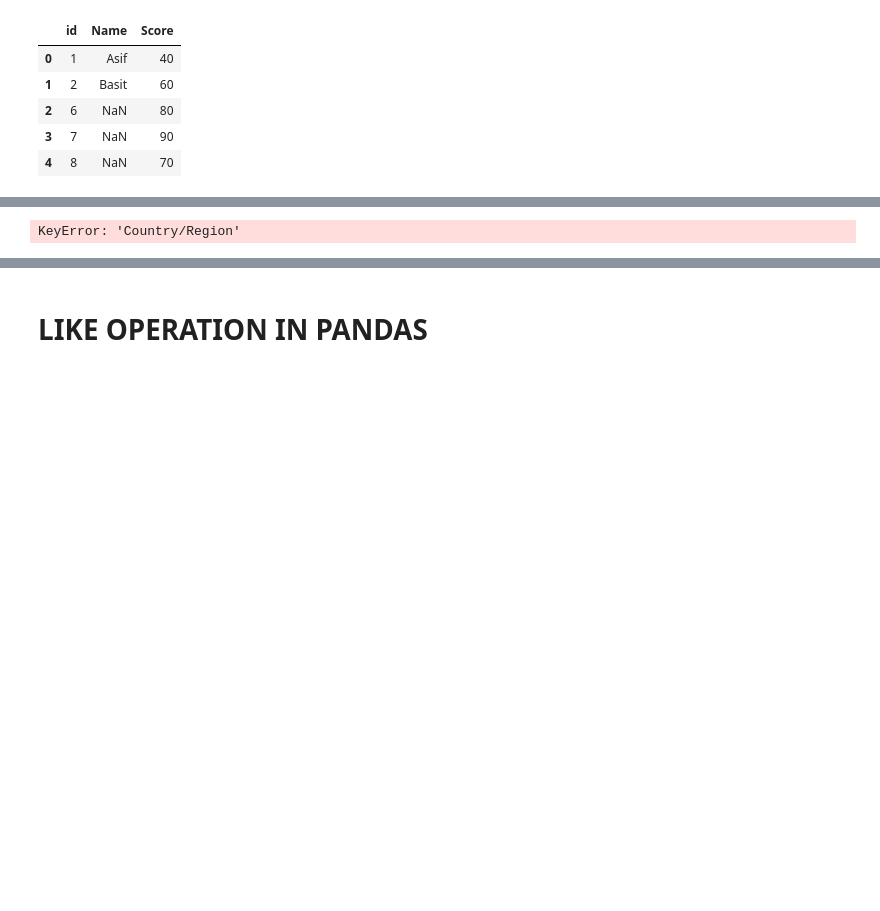
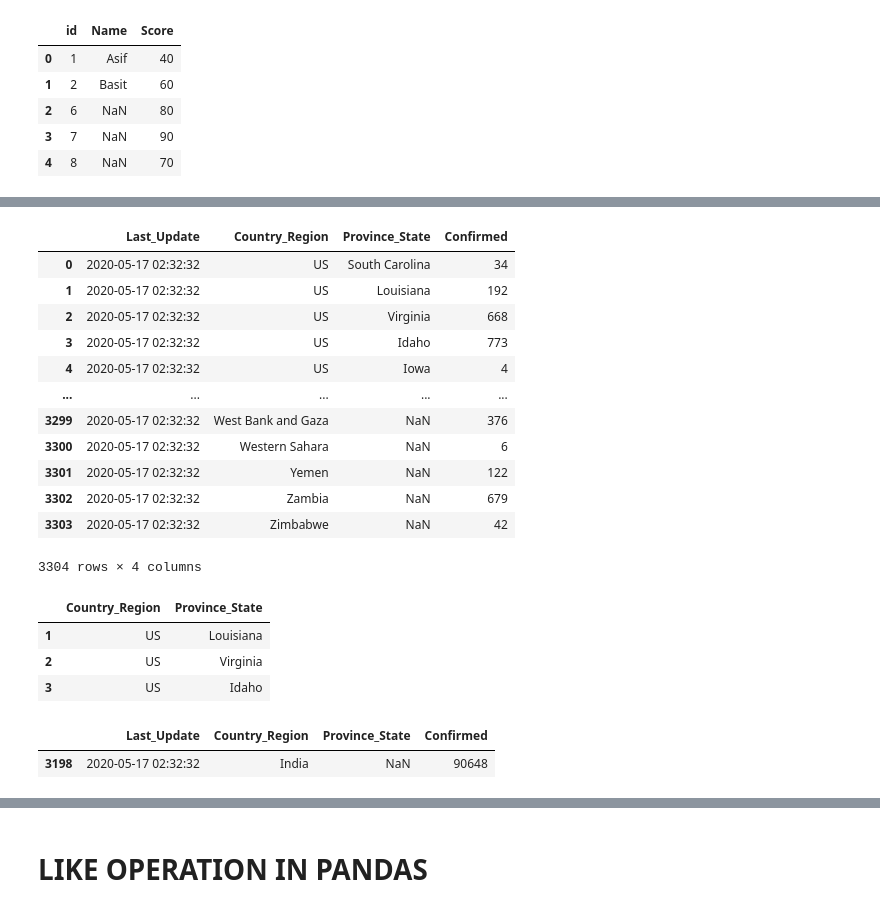
Before and after one commit to abbasmalekpour/AdalegIT, a Jupyter notebook: notebooks/03-Pandas/02-pandas.ipynb, the cells around one changed output, grey strips where cells are left out. Cells and saved outputs as stored; diff of their text form; code cells hidden in the pictures; blank space fills up the shorter version.

```diff
--- a/notebooks/03-Pandas/02-pandas.ipynb
+++ b/notebooks/03-Pandas/02-pandas.ipynb
@@ -107,5 +135,18 @@ covid.tail(10)
 # %%
 # Reading columns
-covid['Country/Region'].head(10)
+covid['Country_Region'].head(10).value_counts()
+df1
 # %% [output]
+|  | Last_Update | Country_Region | Province_State | Confirmed |
+| 0 | 2020-05-17 02:32:32 | US | South Carolina | 34 |
+| 1 | 2020-05-17 02:32:32 | US | Louisiana | 192 |
+| 2 | 2020-05-17 02:32:32 | US | Virginia | 668 |
+| 3 | 2020-05-17 02:32:32 | US | Idaho | 773 |
+| 4 | 2020-05-17 02:32:32 | US | Iowa | 4 |
+| ... | ... | ... | ... | ... |
+| 3299 | 2020-05-17 02:32:32 | West Bank and Gaza | NaN | 376 |
+| 3300 | 2020-05-17 02:32:32 | Western Sahara | NaN | 6 |
+| 3301 | 2020-05-17 02:32:32 | Yemen | NaN | 122 |
+| 3302 | 2020-05-17 02:32:32 | Zambia | NaN | 679 |
+| 3303 | 2020-05-17 02:32:32 | Zimbabwe | NaN | 42 |
-KeyError: 'Country/Region'
+3304 rows × 4 columns
@@ -116,8 +153,24 @@ df1.head(10)
+# %%
+# Reading columns
+df1 = covid[['Last_Update', 'Country_Region' ,'Province_State','Confirmed']]
+df1.head(10)
+# df1.iloc
+df1.iloc[[0,-1],[1,2]]
+df1.iloc[[1,2,3],[1,2]]
+df1.iloc[ , ]
+# %% [output]
+|  | Country_Region | Province_State |
+| 1 | US | Louisiana |
+| 2 | US | Virginia |
+| 3 | US | Idaho |
 # %%
 #Read specific rows
 df1.iloc[1:4]
 # %%
 #Filter data
-df1.loc[df1['Country/Region']== 'India']
+df1.loc[df1['Country_Region']== 'India']
+# %% [output]
+|  | Last_Update | Country_Region | Province_State | Confirmed |
+| 3198 | 2020-05-17 02:32:32 | India | NaN | 90648 |
 # %%
 #Sort Data Frame
```
Also changed, not shown: parts of 15 cells of this notebook, 8 other files.
